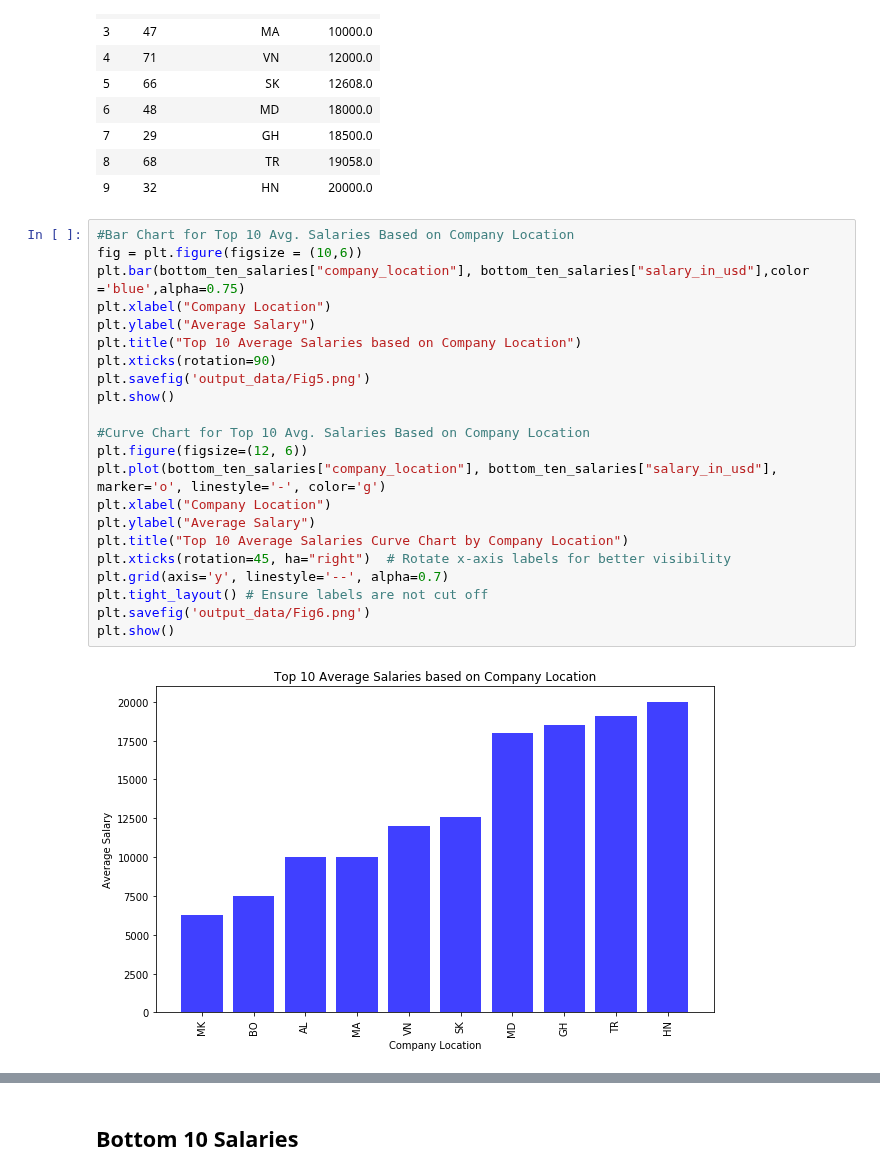
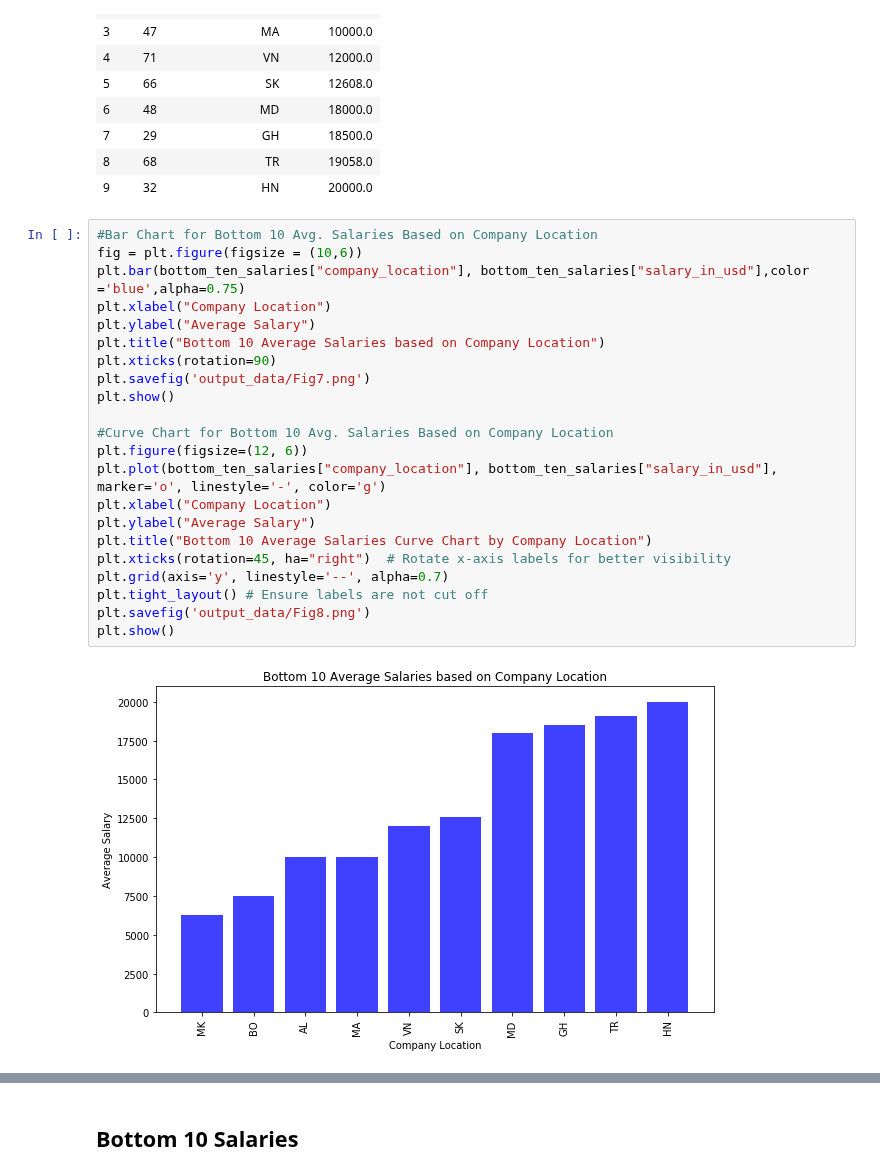
Before and after one commit to garimac12/project_acai, a Jupyter notebook: PROJECT_SW.ipynb, the cells around one changed output, grey strips where cells are left out. Saved outputs shown, nothing was run; the diff lists cells and outputs as text.

```diff
--- a/PROJECT_SW.ipynb
+++ b/PROJECT_SW.ipynb
@@ -346,26 +354,26 @@ bottom_ten_salaries
 | 8 | 68 | TR | 19058.0 |
 | 9 | 32 | HN | 20000.0 |
 # %%
-#Bar Chart for Top 10 Avg. Salaries Based on Company Location
+#Bar Chart for Bottom 10 Avg. Salaries Based on Company Location
 fig = plt.figure(figsize = (10,6))
 plt.bar(bottom_ten_salaries["company_location"], bottom_ten_salaries["salary_in_usd"],color ='blue',alpha=0.75)
 plt.xlabel("Company Location")
 plt.ylabel("Average Salary")
-plt.title("Top 10 Average Salaries based on Company Location")
+plt.title("Bottom 10 Average Salaries based on Company Location")
 plt.xticks(rotation=90)
-plt.savefig('output_data/Fig5.png')
+plt.savefig('output_data/Fig7.png')
 plt.show()
 
-#Curve Chart for Top 10 Avg. Salaries Based on Company Location
+#Curve Chart for Bottom 10 Avg. Salaries Based on Company Location
 plt.figure(figsize=(12, 6))
 plt.plot(bottom_ten_salaries["company_location"], bottom_ten_salaries["salary_in_usd"], marker='o', linestyle='-', color='g')
 plt.xlabel("Company Location")
 plt.ylabel("Average Salary")
-plt.title("Top 10 Average Salaries Curve Chart by Company Location")
+plt.title("Bottom 10 Average Salaries Curve Chart by Company Location")
 plt.xticks(rotation=45, ha="right")  # Rotate x-axis labels for better visibility
 plt.grid(axis='y', linestyle='--', alpha=0.7)
 plt.tight_layout() # Ensure labels are not cut off
-plt.savefig('output_data/Fig6.png')
+plt.savefig('output_data/Fig8.png')
 plt.show()
 # %% [output]
-[figure, old version]
+[figure, new version]
```
Also changed, not shown: parts of 2 cells of this notebook.
